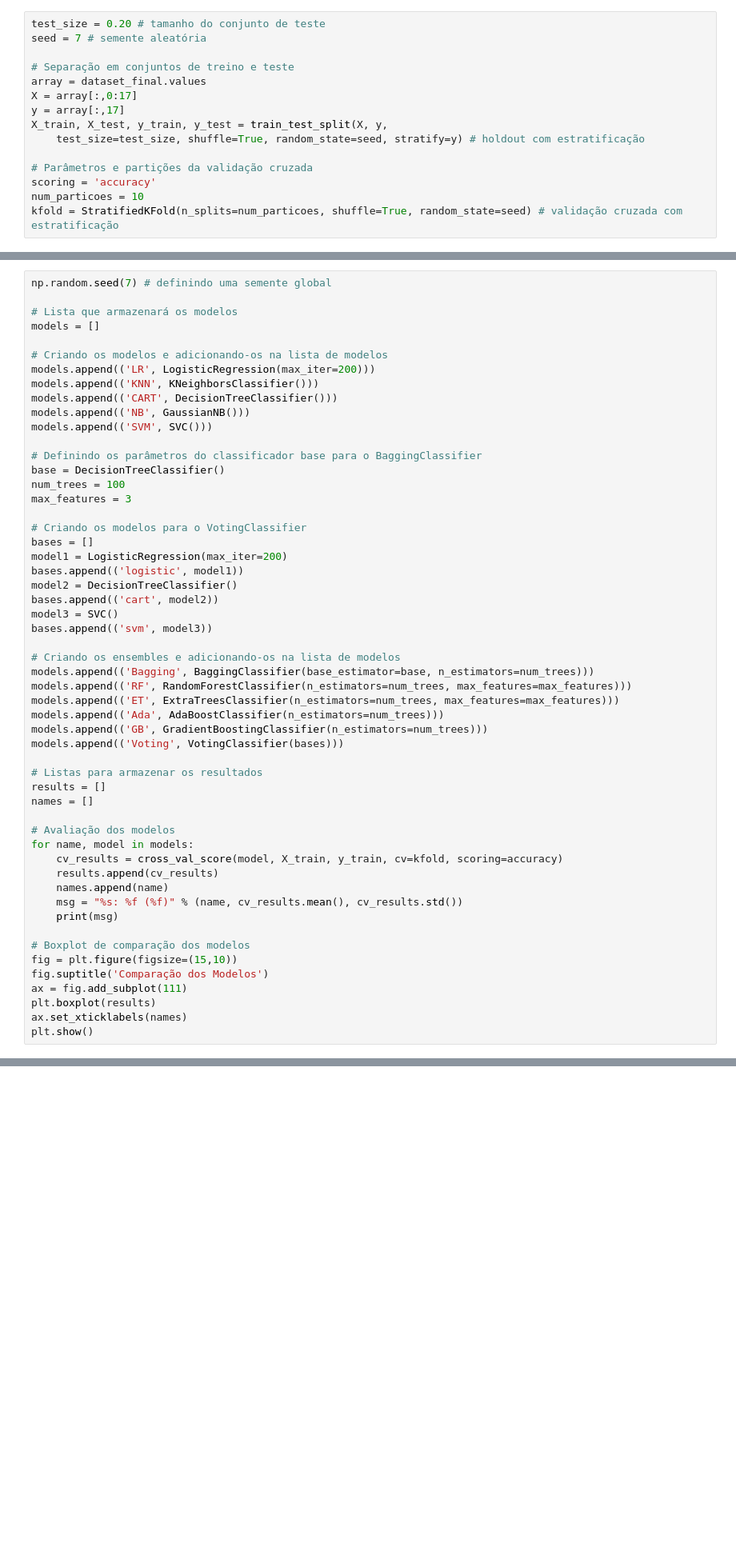
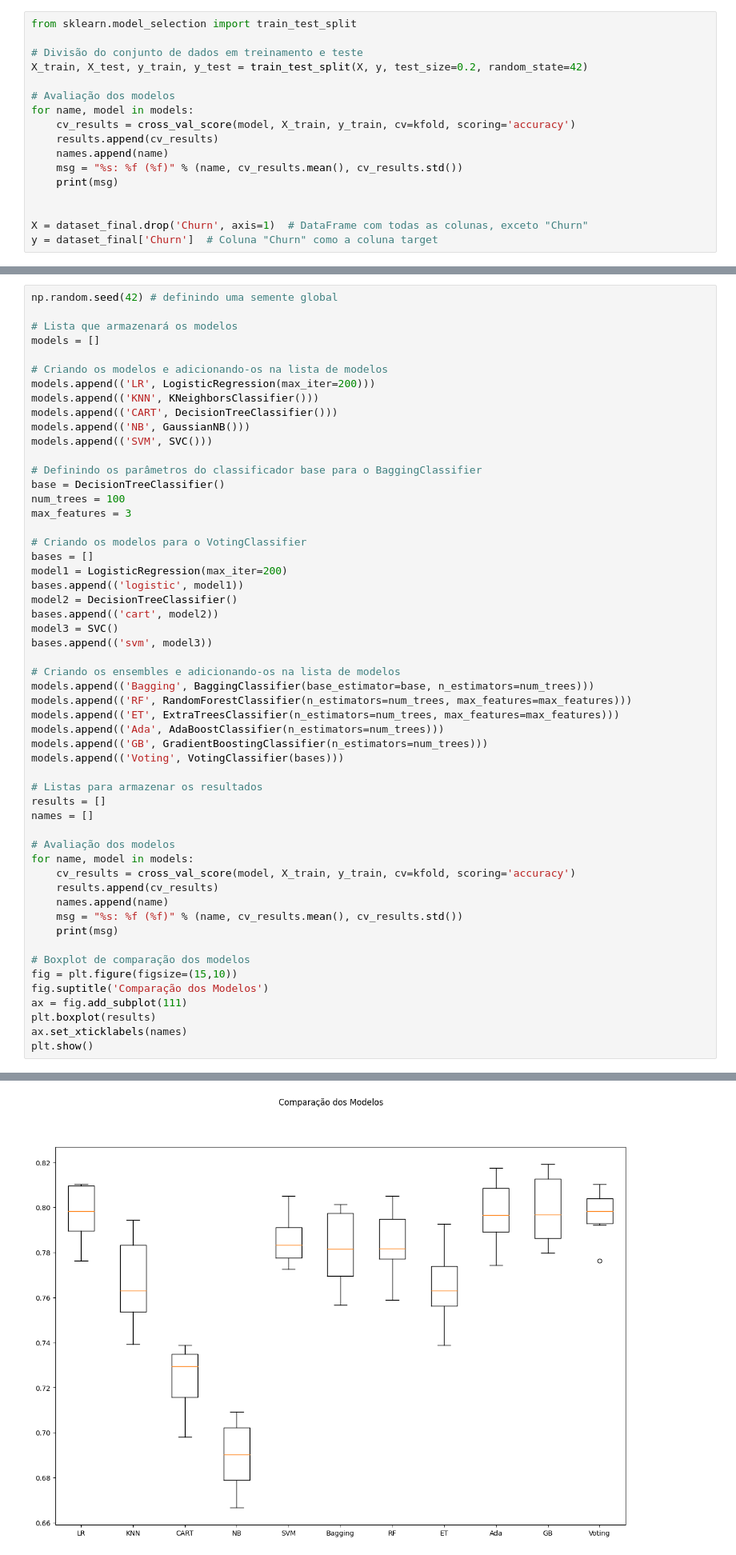
Before and after one commit to simonefmr/global_emissions, a Jupyter notebook: Sprint2_MVP_A.ipynb, the cells around one changed output, grey strips where cells are left out. Shown at 80% size. Saved outputs shown, nothing was run; the diff lists cells and outputs as text; blank space fills up the shorter version.

```diff
--- a/Sprint2_MVP_A.ipynb
+++ b/Sprint2_MVP_A.ipynb
@@ -140,15 +169,17 @@ Não foram identificados valores nulos para tratamento.
-# %%
-test_size = 0.20 # tamanho do conjunto de teste
-seed = 7 # semente aleatória
-
-# Separação em conjuntos de treino e teste
-array = dataset_final.values
-X = array[:,0:17]
-y = array[:,17]
-X_train, X_test, y_train, y_test = train_test_split(X, y,
-    test_size=test_size, shuffle=True, random_state=seed, stratify=y) # holdout com estratificação
-
-# Parâmetros e partições da validação cruzada
-scoring = 'accuracy'
-num_particoes = 10
-kfold = StratifiedKFold(n_splits=num_particoes, shuffle=True, random_state=seed) # validação cruzada com estratificação
+# %%
+from sklearn.model_selection import train_test_split
+
+# Divisão do conjunto de dados em treinamento e teste
+X_train, X_test, y_train, y_test = train_test_split(X, y, test_size=0.2, random_state=42)
+
+# Avaliação dos modelos
+for name, model in models:
+    cv_results = cross_val_score(model, X_train, y_train, cv=kfold, scoring='accuracy')
+    results.append(cv_results)
+    names.append(name)
+    msg = "%s: %f (%f)" % (name, cv_results.mean(), cv_results.std())
+    print(msg)
+
+
+X = dataset_final.drop('Churn', axis=1)  # DataFrame com todas as colunas, exceto "Churn"
+y = dataset_final['Churn']  # Coluna "Churn" como a coluna target
@@ -180,7 +233,7 @@ dados_final.head(2)
 # %% [markdown]
 ### Criação e avaliação de modelos: linha base
 # %%
-np.random.seed(7) # definindo uma semente global
+np.random.seed(42) # definindo uma semente global
 
 # Lista que armazenará os modelos
 models = []
@@ -220,7 +273,7 @@ names = []
 
 # Avaliação dos modelos
 for name, model in models:
-    cv_results = cross_val_score(model, X_train, y_train, cv=kfold, scoring=accuracy)
+    cv_results = cross_val_score(model, X_train, y_train, cv=kfold, scoring='accuracy')
     results.append(cv_results)
     names.append(name)
     msg = "%s: %f (%f)" % (name, cv_results.mean(), cv_results.std())
@@ -233,3 +286,4 @@ ax = fig.add_subplot(111)
 plt.boxplot(results)
 ax.set_xticklabels(names)
 plt.show()
+# %% [output]
@@ -235,0 +301 @@ plt.show()
+[figure, added]
```
Also changed, not shown: parts of 13 cells of this notebook.
